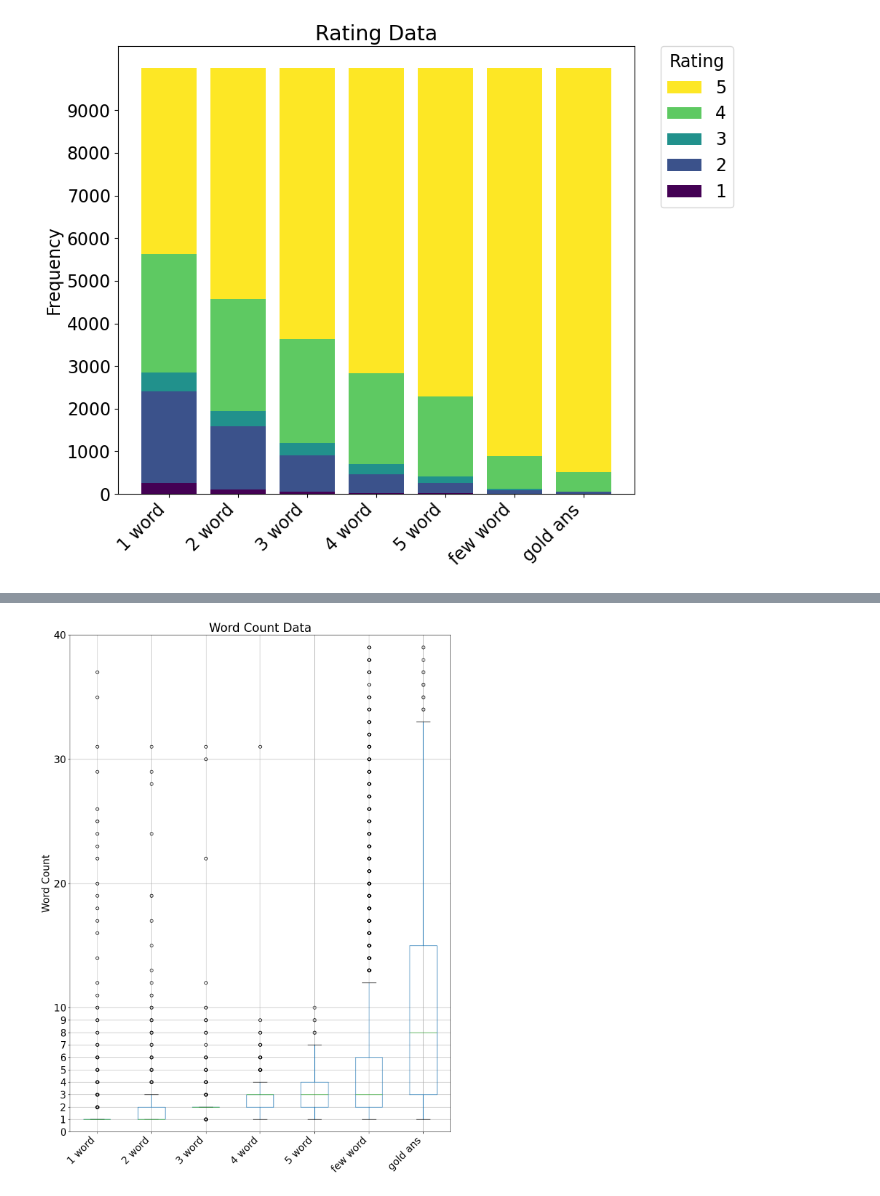
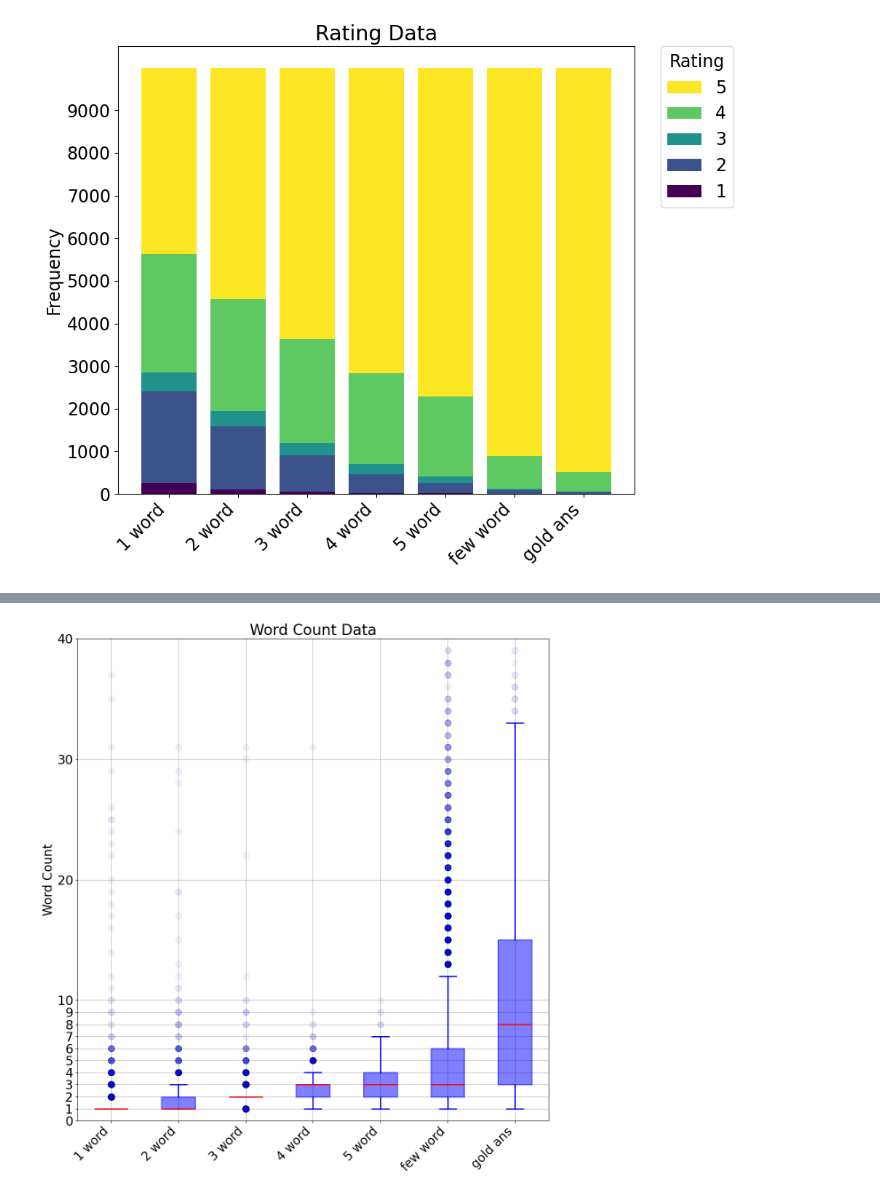
Before and after one commit to nociza/askme-vllm, a Jupyter notebook: experiments/short_anwser.ipynb, the cells around one changed output, grey strips where cells are left out. Drawn from its saved outputs; the diff is of its cells as text; code cells hidden in the pictures.

```diff
--- a/experiments/short_anwser.ipynb
+++ b/experiments/short_anwser.ipynb
@@ -116,26 +104,45 @@ word_count_for_plot
 # %%
 def plot_box_plot(data, title, ylabel, y_ticks=None, y_lim=None):
     plt.rcParams.update({'font.size': 20})
-    fig, ax = plt.subplots(figsize=(12, 16))  # Increased height for better visualization
+    fig, ax = plt.subplots(figsize=(12, 13))  # Increased height for better visualization
 
-    # Filter out extreme outliers more aggressively for better visualization
     data_filtered = data.apply(lambda x: x[np.abs(x - x.mean()) <= (2 * x.std())])
 
-    data_filtered.T.boxplot(ax=ax)
+    # Create the box plot
+    boxplot = data_filtered.T.boxplot(ax=ax, patch_artist=True, return_type='dict')
+
+    # Customizing the appearance of the box plot
+    for box in boxplot['boxes']:
+        box.set(color='blue', linewidth=2)
+        box.set(facecolor='blue', alpha=0.5)
+
+    for whisker in boxplot['whiskers']:
+        whisker.set(color='blue', linewidth=2, alpha=1)
+
+    for cap in boxplot['caps']:
+        cap.set(color='blue', linewidth=2, alpha=1)
+
+    for median in boxplot['medians']:
+        median.set(color='red', linewidth=2)
+
+    for flier in boxplot['fliers']:
+        flier.set(marker='o', color='blue', markerfacecolor='blue', alpha=0.05, markersize=10)
 
     ax.set_ylabel(ylabel)
     ax.set_title(title)
     if y_ticks:
         ax.set_yticks(y_ticks)
     if y_lim:
         ax.set_ylim(y_lim)
     plt.xticks(rotation=45, ha='right')
     plt.tight_layout()
     plt.show()
 
+# Assuming word_count_for_plot is prepared as in your previous steps
+
 plot_box_plot(word_count_for_plot, 'Word Count Data', 'Word Count', y_ticks=list(np.arange(0, 10, 1)) + list(np.arange(10, 61, 10)), y_lim=(0, 40))
 # %% [output]
-[figure, old version]
+[figure, new version]
 # %%
 import pandas as pd
 
```
Also changed, not shown: parts of 1 cell of this notebook, 2 other files.
